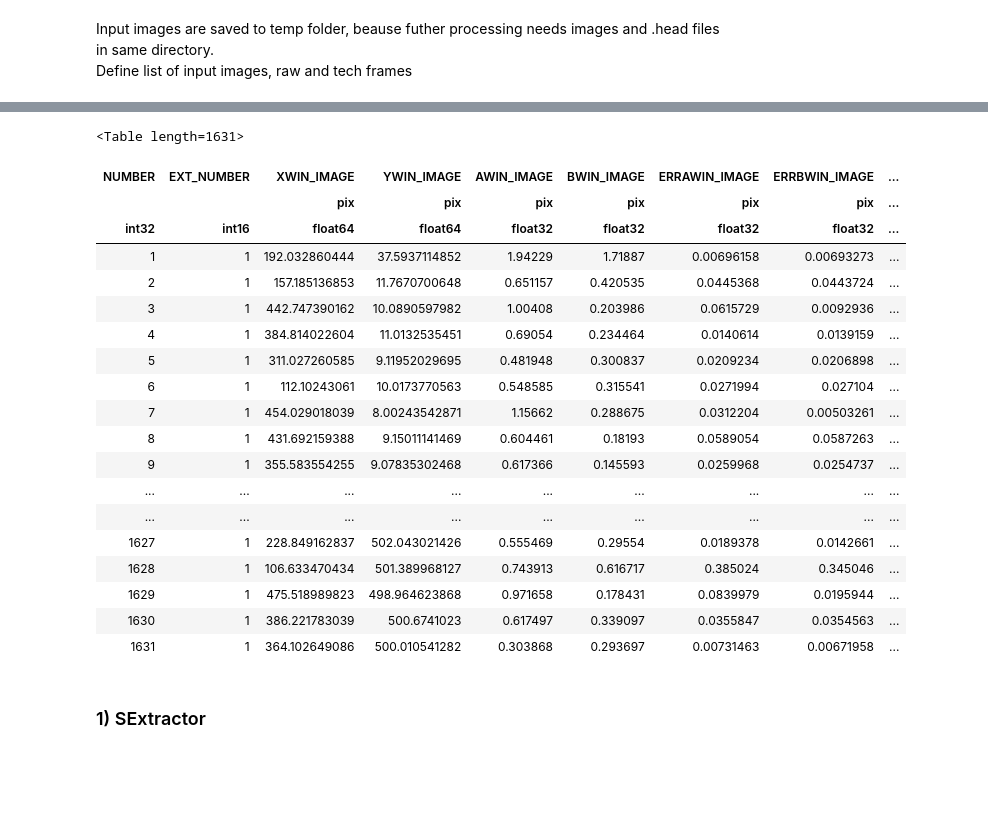
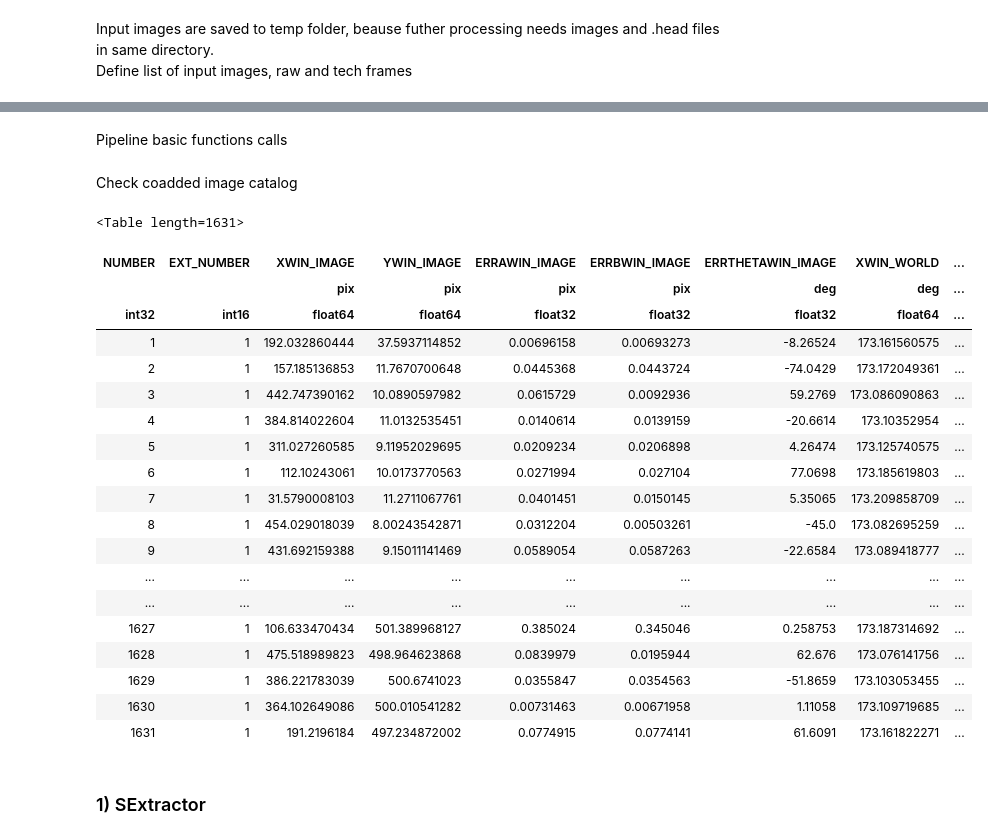
Before and after one commit to sergotail/spark_pipeline, a Jupyter notebook: spark_pipeline_test_1/test_pipeline.ipynb, the cells around one changed output, grey strips where cells are left out. Drawn from its saved outputs; the diff is of its cells as text; code cells hidden in the pictures; blank space fills up the shorter version.

Commit message:
local pipeline without preparation and basic_reduction moved to json config

```diff
--- a/spark_pipeline_test_1/test_pipeline.ipynb
+++ b/spark_pipeline_test_1/test_pipeline.ipynb
@@ -315,7 +257,7 @@ paths
 # %% [markdown]
 Define config for astro software from json config files
 # %%
-all_configs = AEConfig(os.path.join(paths['config'], 'common_config.json'))
+all_configs = AEJsonConfigLoader(os.path.join(paths['config'], 'common_config.json'))
 print all_configs.get_required_common_params()
 all_configs.build_config()
 pipeline_config = all_configs.get_pipeline_config()
@@ -349,6 +542,7 @@ create_coadded_image_catalog_psf
 Input images are saved to temp folder, beause futher processing needs images and .head files in same directory.<br>
 Define list of input images, raw and tech frames
 # %%
-input_fits_filenames = sorted(get_fits_images_from_dir(paths['temp'], pipeline_config['input_images_format'], True))
-input_fits_filenames
+input_images_names = sorted(get_fits_images_from_dir(paths['temp'], pipeline_config['input_images_format'], True, True))
+input_images_names = [change_file_extension(iin, '') for iin in input_images_names]
+input_images_names
 # %% [output]
@@ -637,27 +566,44 @@ Done!
+# %% [markdown]
+Pipeline basic functions calls
+# %%
+# stage: images_calibration
+catalogs_1 = create_catalogs(input_images_names, paths, pipeline_config, 'images_calibration', 'create_calibration_catalogs')
+calculate_calibration(input_images_names, paths, pipeline_config, 'images_calibration', 'create_calibration_headers')
+swarped_images_1, _ = swarp_images(input_images_names, paths, pipeline_config, 'images_calibration', 'calibrate_images')
+catalogs_2 = create_catalogs(input_images_names, paths, pipeline_config, 'images_calibration', 'create_calibrated_images_catalogs')
+calculate_psf(input_images_names, paths, pipeline_config, 'images_calibration', 'model_psf_calibrated_images_catalogs')
+catalogs_3 = create_catalogs(input_images_names, paths, pipeline_config, 'images_calibration', 'create_calibrated_images_catalogs_psf')
+# stage: images_coaddition
+swarped_images_2, _ = swarp_images(input_images_names, paths, pipeline_config, 'images_coaddition', 'coadd_calibrated_images')
+catalogs_4 = create_catalogs(swarped_images_2, paths, pipeline_config, 'images_coaddition', 'create_coadded_image_catalog')
+calculate_psf(swarped_images_2, paths, pipeline_config, 'images_coaddition', 'model_psf_coadded_image_catalog')
+catalogs_5 = create_catalogs(swarped_images_2, paths, pipeline_config, 'images_coaddition', 'create_coadded_image_catalog_psf')
+# %% [markdown]
+Check coadded image catalog
 # %%
-catalog = aw.utils.ldac.get_table_from_ldac(coadded_image_catalog[0])
+catalog = aw.utils.ldac.get_table_from_ldac(catalogs_5[0])
 catalog
 # %% [output]
 <Table length=1631>
-| NUMBER | EXT_NUMBER | XWIN_IMAGE | YWIN_IMAGE | AWIN_IMAGE | BWIN_IMAGE | ERRAWIN_IMAGE | ERRBWIN_IMAGE | ... |
-|  |  | pix | pix | pix | pix | pix | pix | ... |
-| int32 | int16 | float64 | float64 | float32 | float32 | float32 | float32 | ... |
-| 1 | 1 | 192.032860444 | 37.5937114852 | 1.94229 | 1.71887 | 0.00696158 | 0.00693273 | ... |
-| 2 | 1 | 157.185136853 | 11.7670700648 | 0.651157 | 0.420535 | 0.0445368 | 0.0443724 | ... |
-| 3 | 1 | 442.747390162 | 10.0890597982 | 1.00408 | 0.203986 | 0.0615729 | 0.0092936 | ... |
-| 4 | 1 | 384.814022604 | 11.0132535451 | 0.69054 | 0.234464 | 0.0140614 | 0.0139159 | ... |
-| 5 | 1 | 311.027260585 | 9.11952029695 | 0.481948 | 0.300837 | 0.0209234 | 0.0206898 | ... |
-| 6 | 1 | 112.10243061 | 10.0173770563 | 0.548585 | 0.315541 | 0.0271994 | 0.027104 | ... |
-| 7 | 1 | 454.029018039 | 8.00243542871 | 1.15662 | 0.288675 | 0.0312204 | 0.00503261 | ... |
-| 8 | 1 | 431.692159388 | 9.15011141469 | 0.604461 | 0.18193 | 0.0589054 | 0.0587263 | ... |
-| 9 | 1 | 355.583554255 | 9.07835302468 | 0.617366 | 0.145593 | 0.0259968 | 0.0254737 | ... |
+| NUMBER | EXT_NUMBER | XWIN_IMAGE | YWIN_IMAGE | ERRAWIN_IMAGE | ERRBWIN_IMAGE | ERRTHETAWIN_IMAGE | XWIN_WORLD | ... |
+|  |  | pix | pix | pix | pix | deg | deg | ... |
+| int32 | int16 | float64 | float64 | float32 | float32 | float32 | float64 | ... |
+| 1 | 1 | 192.032860444 | 37.5937114852 | 0.00696158 | 0.00693273 | -8.26524 | 173.161560575 | ... |
+| 2 | 1 | 157.185136853 | 11.7670700648 | 0.0445368 | 0.0443724 | -74.0429 | 173.172049361 | ... |
+| 3 | 1 | 442.747390162 | 10.0890597982 | 0.0615729 | 0.0092936 | 59.2769 | 173.086090863 | ... |
+| 4 | 1 | 384.814022604 | 11.0132535451 | 0.0140614 | 0.0139159 | -20.6614 | 173.10352954 | ... |
+| 5 | 1 | 311.027260585 | 9.11952029695 | 0.0209234 | 0.0206898 | 4.26474 | 173.125740575 | ... |
+| 6 | 1 | 112.10243061 | 10.0173770563 | 0.0271994 | 0.027104 | 77.0698 | 173.185619803 | ... |
+| 7 | 1 | 31.5790008103 | 11.2711067761 | 0.0401451 | 0.0150145 | 5.35065 | 173.209858709 | ... |
+| 8 | 1 | 454.029018039 | 8.00243542871 | 0.0312204 | 0.00503261 | -45.0 | 173.082695259 | ... |
+| 9 | 1 | 431.692159388 | 9.15011141469 | 0.0589054 | 0.0587263 | -22.6584 | 173.089418777 | ... |
 | ... | ... | ... | ... | ... | ... | ... | ... | ... |
 | ... | ... | ... | ... | ... | ... | ... | ... | ... |
-| 1627 | 1 | 228.849162837 | 502.043021426 | 0.555469 | 0.29554 | 0.0189378 | 0.0142661 | ... |
-| 1628 | 1 | 106.633470434 | 501.389968127 | 0.743913 | 0.616717 | 0.385024 | 0.345046 | ... |
-| 1629 | 1 | 475.518989823 | 498.964623868 | 0.971658 | 0.178431 | 0.0839979 | 0.0195944 | ... |
-| 1630 | 1 | 386.221783039 | 500.6741023 | 0.617497 | 0.339097 | 0.0355847 | 0.0354563 | ... |
-| 1631 | 1 | 364.102649086 | 500.010541282 | 0.303868 | 0.293697 | 0.00731463 | 0.00671958 | ... |
+| 1627 | 1 | 106.633470434 | 501.389968127 | 0.385024 | 0.345046 | 0.258753 | 173.187314692 | ... |
+| 1628 | 1 | 475.518989823 | 498.964623868 | 0.0839979 | 0.0195944 | 62.676 | 173.076141756 | ... |
+| 1629 | 1 | 386.221783039 | 500.6741023 | 0.0355847 | 0.0354563 | -51.8659 | 173.103053455 | ... |
+| 1630 | 1 | 364.102649086 | 500.010541282 | 0.00731463 | 0.00671958 | 1.11058 | 173.109719685 | ... |
+| 1631 | 1 | 191.2196184 | 497.234872002 | 0.0774915 | 0.0774141 | 61.6091 | 173.161822271 | ... |
 # %% [markdown]
 ### 1) SExtractor
 # %%
```
Also changed, not shown: parts of 34 cells of this notebook, 2 other files.
